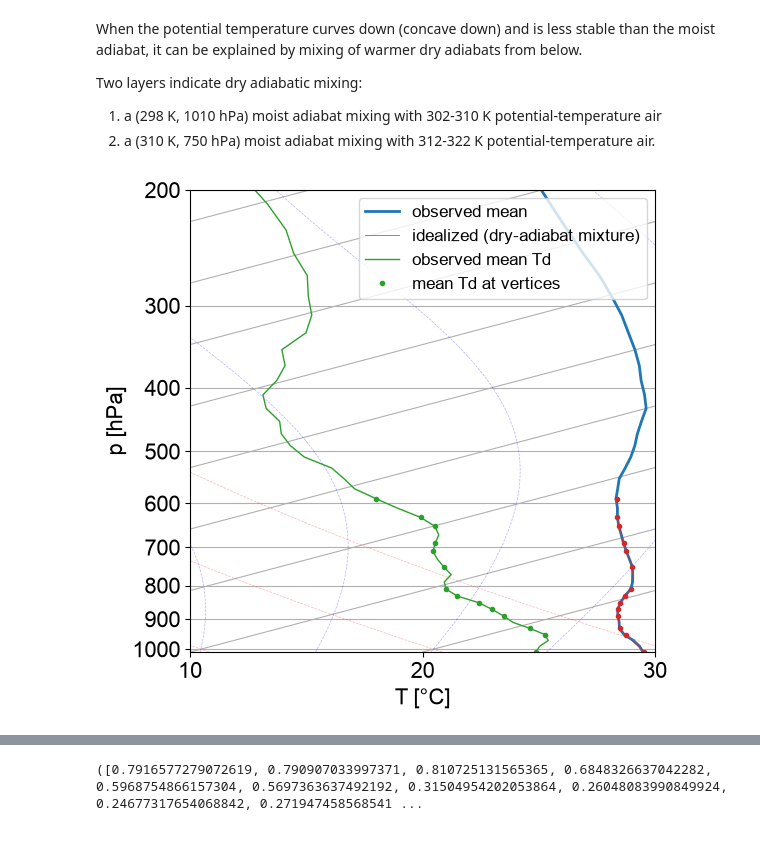
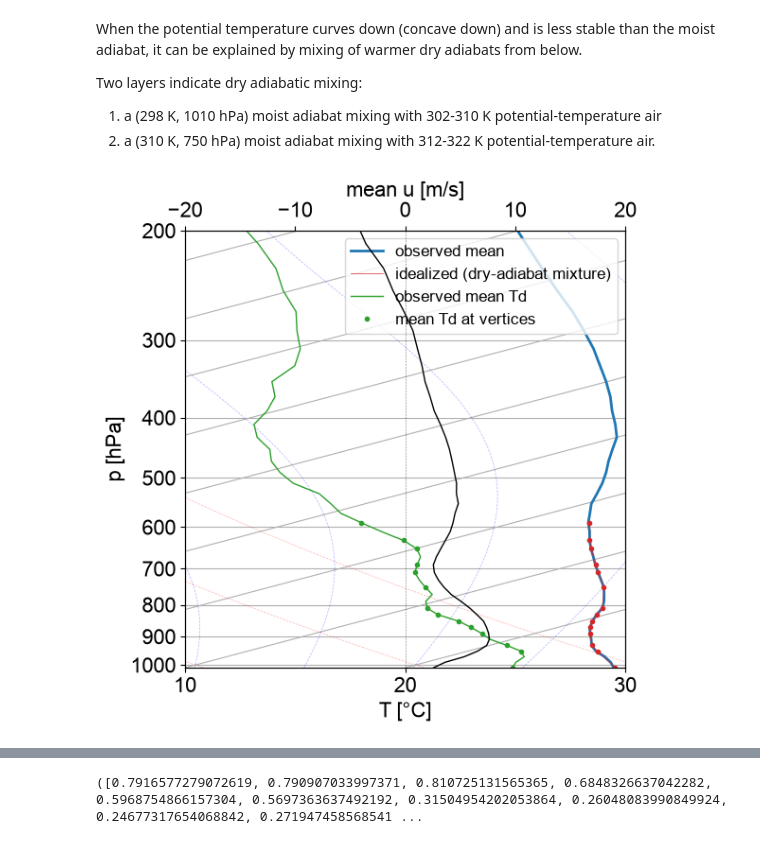
Before and after one commit to deszoeke/ASTRAL-soundings, a Jupyter notebook: src/mean_sonde.ipynb, the cells around one changed output, grey strips where cells are left out. Saved outputs shown, nothing was run; the diff lists cells and outputs as text; code cells hidden in the pictures.

```diff
--- a/src/mean_sonde.ipynb
+++ b/src/mean_sonde.ipynb
@@ -333,10 +335,15 @@ end
 for f in fms                                                  # θm at ptop and pbot; dF > 0 at their θbot
     println("section ", Int(f.p[1]), "-", Int(f.p[end]), " hPa:  θm(ptop) = ", round(f.θm[1]; digits=2),
             " K,  θm(pbot) = ", round(f.θm[end]; digits=2), " K")
-    println("   θbot [K]     dF")
+    println("   p [hPa]   θbot [K]   dF")
     for k in findall(>(1e-6), f.dF)
-        println("   ", rpad(round(f.θbot[k]; digits=2), 10), round(f.dF[k]; digits=3))
+        println("   ", rpad(f.p[sortperm(f.θm)][k], 10), rpad(round(f.θbot[k]; digits=2), 11), round(f.dF[k]; digits=3))
     end
+end
+for (f, i) in zip(fms, (1, 2))                                # parameters for idealized_sounding.jl
+    k = findall(>(1e-6), f.dF)
+    println("pbot$i=", f.p[end], ", ptop$i=", f.p[1], ", θtop$i=", round(f.θm[1]; digits=2),
+            ",\n    pv$i=", f.p[sortperm(f.θm)][k], ", dF$i=", round.(f.dF[k]; digits=3), ",")
 end
 
 plt.close("all")
@@ -389,7 +393,7 @@ Two layers indicate dry adiabatic mixing:
 # %%
 # plot the idealized theta profile
 # on the skew-T diagram with the histogram and the mean profile
-# (needs cell 4: pc, mθ; cell 11: fms, the two dry-adiabat mixture fits)
+# (needs "θ histogram" cell: pc, mθ; "nonnegative least squares" cell: fms, the two dry-adiabat mixture fits)
 pid = vcat((f.p for f in fms)...)                             # idealized profile: both fit sections
 Tid = vcat((f.θfit for f in fms)...) .* (pid ./ 1000) .^ κ .- 273.15
 # vertices: section ends and the levels where a dry adiabat with dF > 0 meets θm (kinks of θfit)
@@ -399,35 +403,42 @@ Tv = vcat((f.θfit[i] for (f, i) in zip(fms, iv))...) .* (pv ./ 1000) .^ κ .- 2
 """
 skewT_fill(fig, spec; xl, yl): metpy SkewT that fills the subplot slot `spec` (aspect "auto") for limits xl [°C],
 yl [hPa], rotated so isotherms keep metpy's default data tilt, tan(55°)·80.5 °C per decade of p.
-Widen the figure to widen the plot; no aspect/rotation juggling.
+Widen the figure to widen the plot; no aspect/rotation juggling. rotation [°] sets the isotherm angle directly.
 """
-function skewT_fill(fig, spec; xl=(-10, 40), yl=(1010, 200))
+function skewT_fill(fig, spec; xl=(-10, 40), yl=(1010, 200), rotation=nothing)
     bb = spec.get_position(fig)
     W = pyconvert(Float64, bb.width) * pyconvert(Float64, fig.get_figwidth())     # box width [in]
     H = pyconvert(Float64, bb.height) * pyconvert(Float64, fig.get_figheight())   # box height [in]
     A = (H / log10(yl[1] / yl[2])) / (W / (xl[2] - xl[1]))                        # (in per decade)/(in per °C)
-    skew = cc.SkewT(fig; rotation=atand(tand(53) * 80.5 / A), aspect="auto", subplot=spec)
+    rot = something(rotation, atand(tand(53) * 80.5 / A))                         # rotation [°] overrides the default tilt
+    skew = cc.SkewT(fig; rotation=rot, aspect="auto", subplot=spec)
     skew.ax.set_xlim(xl...); skew.ax.set_ylim(yl...)
     skew
 end
 
 t = mθ .* (pc ./ 1000) .^ κ .- 273.15
 
 plt.close("all")
 fig = figure(figsize=(6, 6))
 skew = skewT_fill(fig, fig.add_gridspec(1, 1)[0]; xl=(10, 30))
 skew.plot(pc, t; color="C0", linewidth=2, label="observed mean")
 skew.plot(pid, Tid; color="C3", linewidth=0.5, label="idealized (dry-adiabat mixture)")
 skew.plot(pv, Tv; color="C3", marker=".", linestyle="none")
-mTd = SondeAveraging.colstats(XTd).mean                     # observed mean Td on all levels (cell 6)
+mTd = SondeAveraging.colstats(XTd).mean                     # observed mean Td on all levels ("mean θe profile" cell: XTd)
 skew.plot(pc, mTd; color="C2", linewidth=1, label="observed mean Td")
 Tdv = mTd[[findfirst(==(p), pc) for p in pv]]                 # at the vertices
 skew.plot(pv, Tdv; color="C2", marker=".", linestyle="none", label="mean Td at vertices")
 skew.plot_dry_adiabats(alpha=0.3, linewidth=0.5)
 skew.plot_moist_adiabats(alpha=0.3, linewidth=0.5)
 skew.ax.set_xlabel("T [°C]"; fontsize=fontsize); skew.ax.set_ylabel("p [hPa]"; fontsize=fontsize)
 skew.ax.tick_params(axis="both"; labelsize=fontsize)
 skew.ax.legend(; fontsize=fontsize-4)
+# zonal wind on an unskewed twin x axis (shares the log-p axis)
+axu = skew.ax.twiny()
+axu.plot(SondeAveraging.mean_on_pgrid(as, :u; pcenters=pcenters, halfwidth=halfwidth).mean, pc; color="k", linewidth=1)
+axu.axvline(0; color="k", linewidth=0.4, linestyle=":")
+axu.set_xlim(-20, 20); axu.set_xlabel("mean u [m/s]"; fontsize=fontsize)
+axu.tick_params(axis="x"; labelsize=fontsize)
 gcf()
 # %% [output]
-[figure, old version]
+[figure, new version]
```
Also changed, not shown: parts of 19 cells of this notebook, 6 other files.
